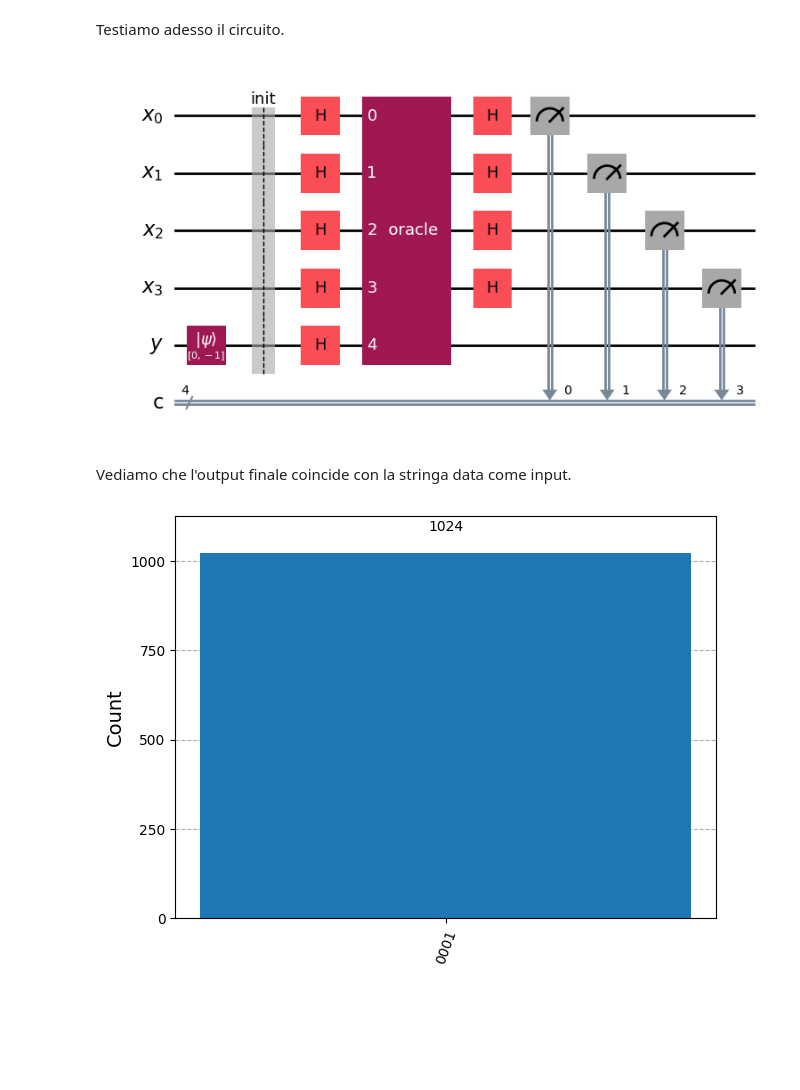
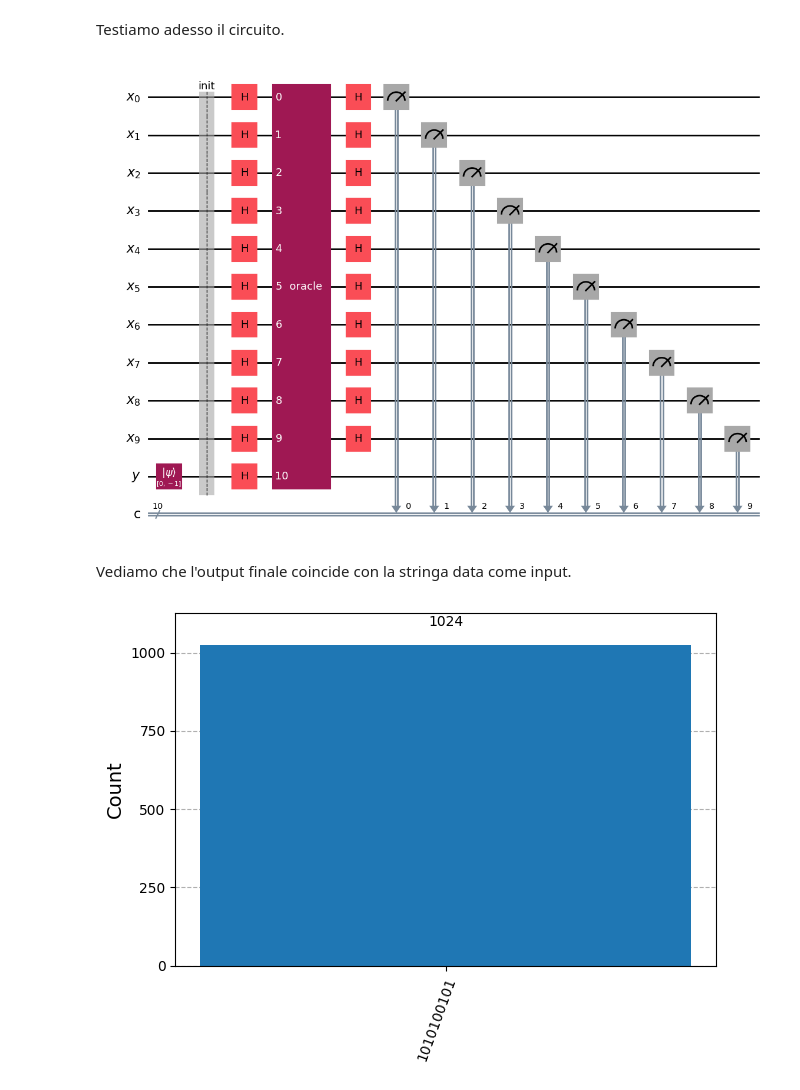
Before and after one commit to BoredDam/quantum-algorithms, a Jupyter notebook: bernstein-vazirani/bernstein-vazirani.ipynb, the cells around one changed output. Saved outputs shown, nothing was run; the diff lists cells and outputs as text; code cells hidden in the pictures; blank space fills up the shorter version.

```diff
--- a/bernstein-vazirani/bernstein-vazirani.ipynb
+++ b/bernstein-vazirani/bernstein-vazirani.ipynb
@@ -62,7 +61,7 @@ Oracolo e misurazione finale a parte, il codice è lo stesso dell'algoritmo di D
 # %%
 def bernstein_vazirani(s: str):
     n = len(s)
-    U = bernstein_vazirani_oracle(s)
+    U = fo.bernstein_vazirani_oracle(s)
     qx = QuantumRegister(n, 'x')
     qy = QuantumRegister(1, 'y')
     c = ClassicalRegister(n, 'c')
@@ -77,21 +76,21 @@ def bernstein_vazirani(s: str):
 
     qc.h(range(n))
 
-    qc.measure(range(len(s)), c)
+    qc.measure(range(n), c)
     return qc
 # %% [markdown]
 Testiamo adesso il circuito.
 # %%
-S = '1000'
+S = '1010100101'
 qc = bernstein_vazirani(S)
 qc.draw('mpl')
 # %% [output]
-[figure, old version]
+[figure, new version]
 # %% [markdown]
 Vediamo che l'output finale coincide con la stringa data come input.
 # %%
 counts = fq.run(qc,1024)
 plot_histogram(counts)
 # %% [output]
-[figure, old version]
+[figure, new version]
 # %%
```
Also changed, not shown: parts of 5 cells of this notebook, 2 other files.
